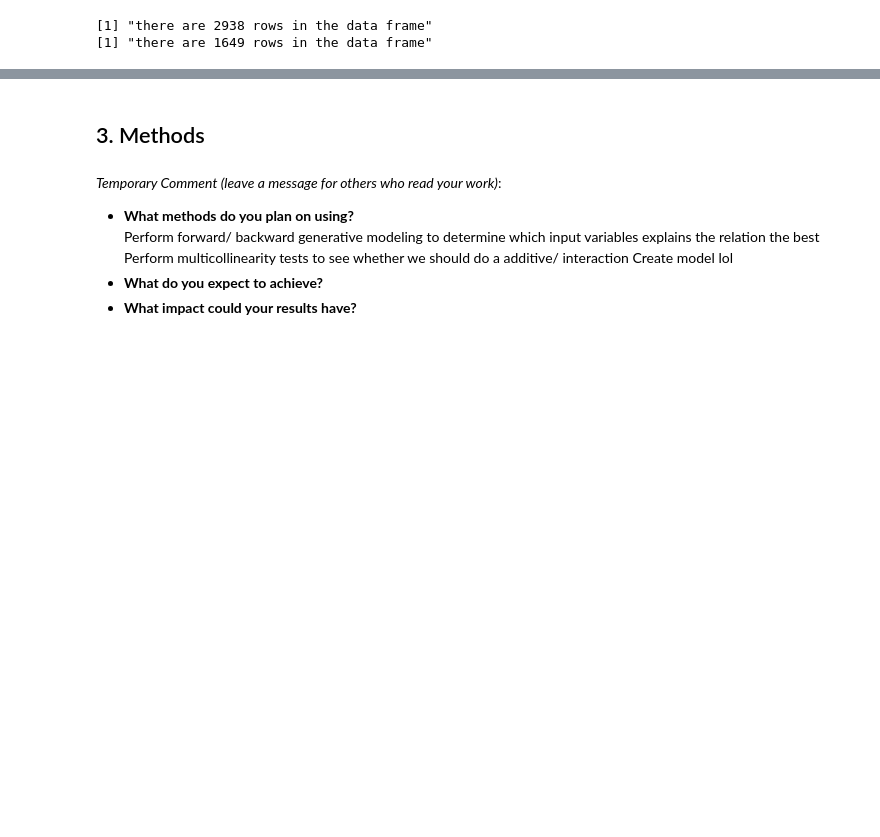
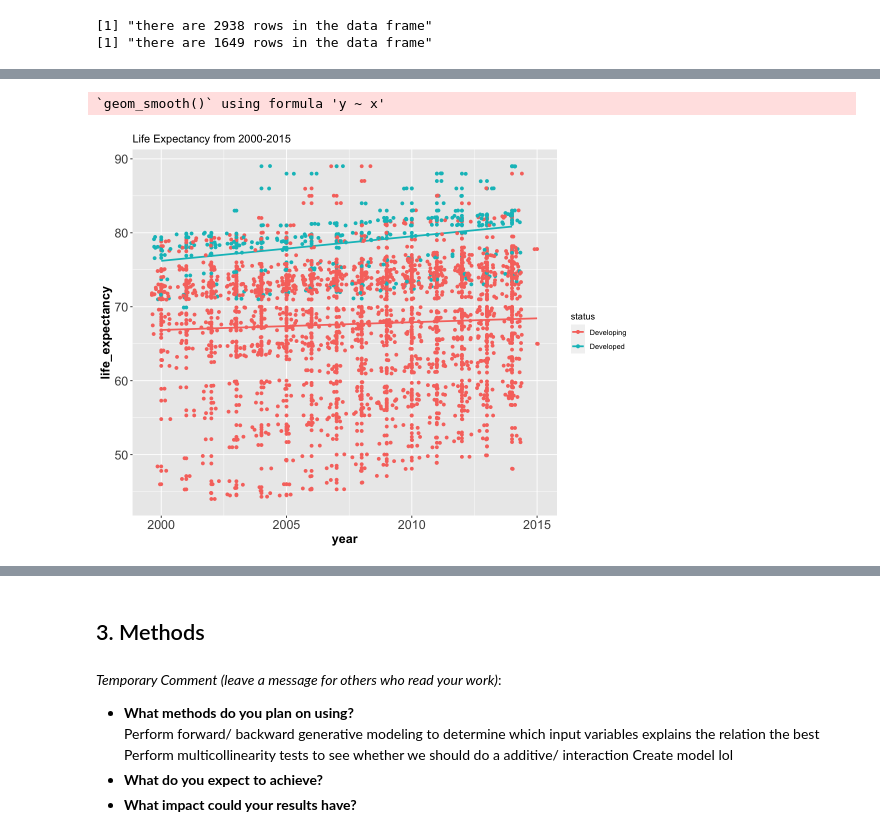
Before and after one commit to fionawang-yf/STAT301-LifeExpectancy, a Jupyter notebook: STAT301-Group1-Proposal.ipynb, the cells around one changed output, grey strips where cells are left out. Saved outputs shown, nothing was run; the diff lists cells and outputs as text; code cells hidden in the pictures; blank space fills up the shorter version.

```diff
--- a/STAT301-Group1-Proposal.ipynb
+++ b/STAT301-Group1-Proposal.ipynb
@@ -118,0 +204,14 @@ A matrix: 20 × 20 of type dbl
+# %%
+options(repr.plot.width=9, repr.plot.height=7)
+le %>% ggplot(mapping=aes(year,life_expectancy, color=status)) +
+    geom_point() +
+    geom_smooth(method="lm",se=FALSE) +
+    labs(title="Life Expectancy from 2000-2015") +
+    theme(axis.text=element_text(size=15),
+    axis.title=element_text(size=15, face="bold")) +
+    geom_jitter()
+# TODO: change axis title to be more readable
+# TODO: explain the graph
+# %% [output]
+`geom_smooth()` using formula 'y ~ x'
+[figure, added]
```
Also changed, not shown: parts of 33 cells of this notebook.
